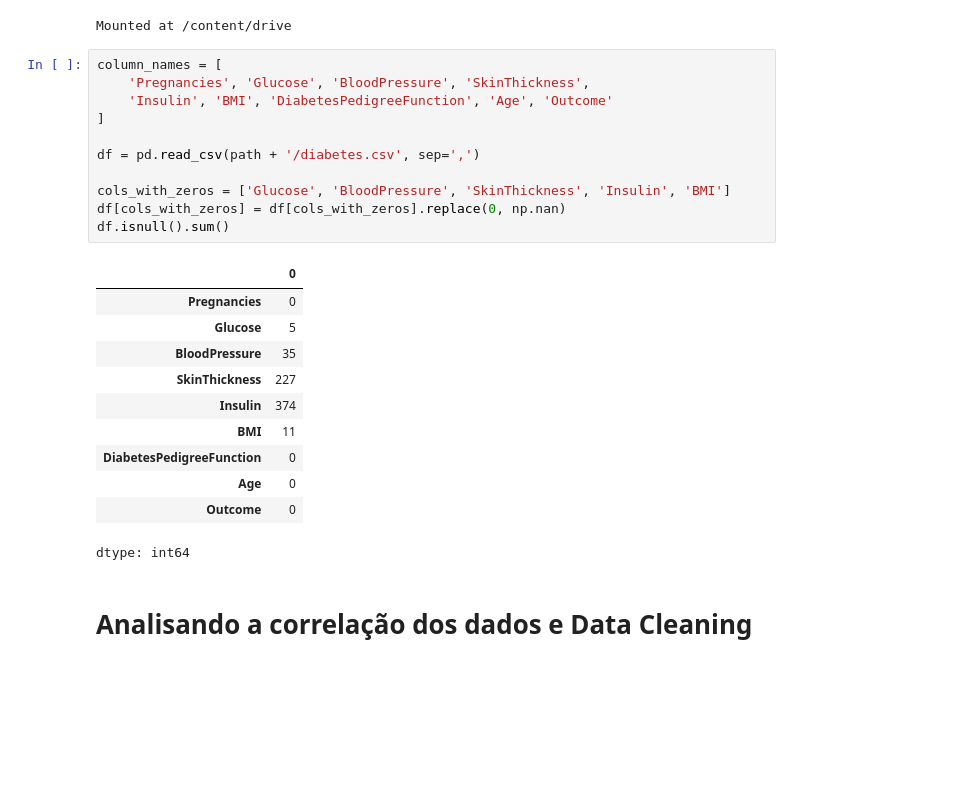
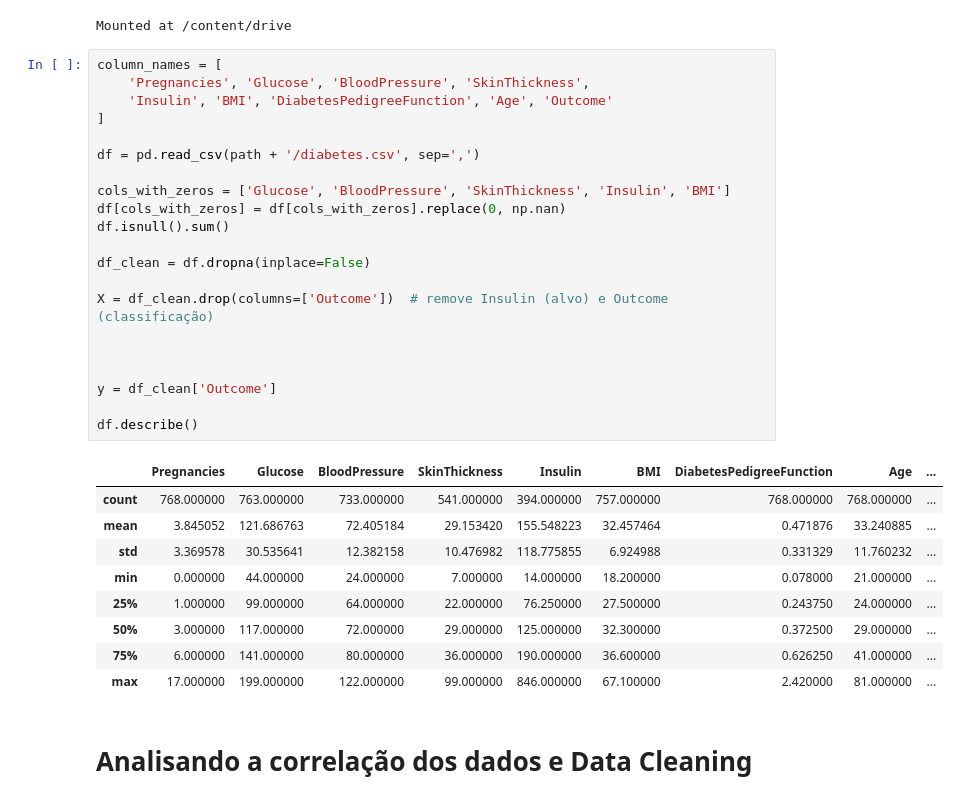
Before and after one commit to diegofloriano/data_science_2025, a Jupyter notebook: notebooks/Lab10_ML/exercicio.ipynb, the cells around one changed output. Cells and saved outputs as stored; diff of their text form; blank space fills up the shorter version.

```diff
--- a/notebooks/Lab10_ML/exercicio.ipynb
+++ b/notebooks/Lab10_ML/exercicio.ipynb
@@ -55,25 +55,33 @@ Mounted at /content/drive
 # %%
 column_names = [
     'Pregnancies', 'Glucose', 'BloodPressure', 'SkinThickness',
     'Insulin', 'BMI', 'DiabetesPedigreeFunction', 'Age', 'Outcome'
 ]
 
 df = pd.read_csv(path + '/diabetes.csv', sep=',')
 
 cols_with_zeros = ['Glucose', 'BloodPressure', 'SkinThickness', 'Insulin', 'BMI']
 df[cols_with_zeros] = df[cols_with_zeros].replace(0, np.nan)
 df.isnull().sum()
+
+df_clean = df.dropna(inplace=False)
+
+X = df_clean.drop(columns=['Outcome'])  # remove Insulin (alvo) e Outcome (classificação)
+
+
+
+y = df_clean['Outcome']
+
+df.describe()
 # %% [output]
-|  | 0 |
-| Pregnancies | 0 |
-| Glucose | 5 |
-| BloodPressure | 35 |
-| SkinThickness | 227 |
-| Insulin | 374 |
-| BMI | 11 |
-| DiabetesPedigreeFunction | 0 |
-| Age | 0 |
-| Outcome | 0 |
+|  | Pregnancies | Glucose | BloodPressure | SkinThickness | Insulin | BMI | DiabetesPedigreeFunction | Age | ... |
+| count | 768.000000 | 763.000000 | 733.000000 | 541.000000 | 394.000000 | 757.000000 | 768.000000 | 768.000000 | ... |
+| mean | 3.845052 | 121.686763 | 72.405184 | 29.153420 | 155.548223 | 32.457464 | 0.471876 | 33.240885 | ... |
+| std | 3.369578 | 30.535641 | 12.382158 | 10.476982 | 118.775855 | 6.924988 | 0.331329 | 11.760232 | ... |
+| min | 0.000000 | 44.000000 | 24.000000 | 7.000000 | 14.000000 | 18.200000 | 0.078000 | 21.000000 | ... |
+| 25% | 1.000000 | 99.000000 | 64.000000 | 22.000000 | 76.250000 | 27.500000 | 0.243750 | 24.000000 | ... |
+| 50% | 3.000000 | 117.000000 | 72.000000 | 29.000000 | 125.000000 | 32.300000 | 0.372500 | 29.000000 | ... |
+| 75% | 6.000000 | 141.000000 | 80.000000 | 36.000000 | 190.000000 | 36.600000 | 0.626250 | 41.000000 | ... |
+| max | 17.000000 | 199.000000 | 122.000000 | 99.000000 | 846.000000 | 67.100000 | 2.420000 | 81.000000 | ... |
-dtype: int64
 # %% [markdown]
 # Analisando a correlação dos dados e Data Cleaning
```
Also changed, not shown: parts of 11 cells of this notebook.
